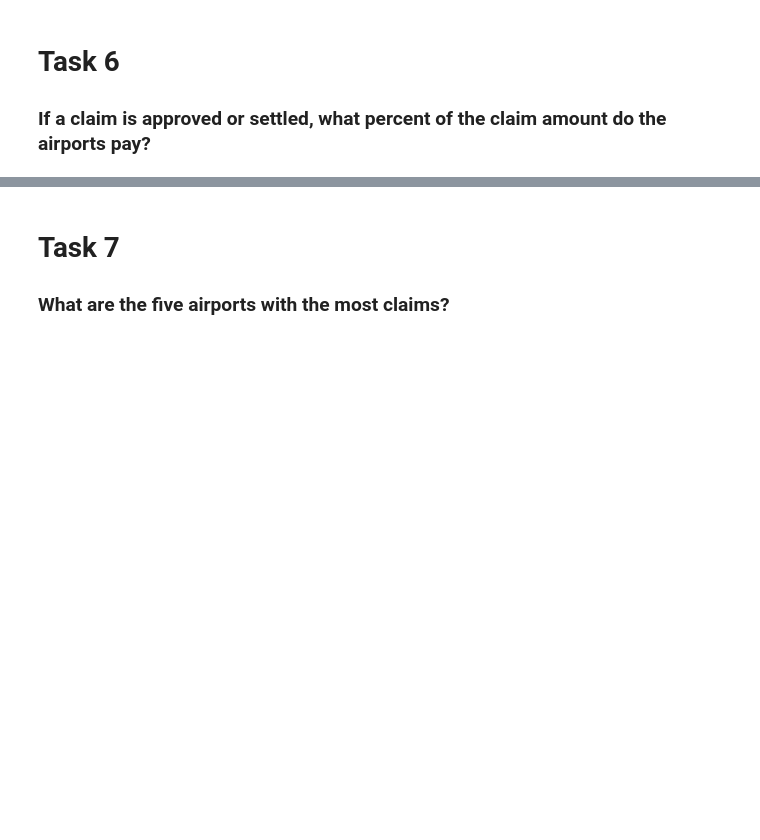
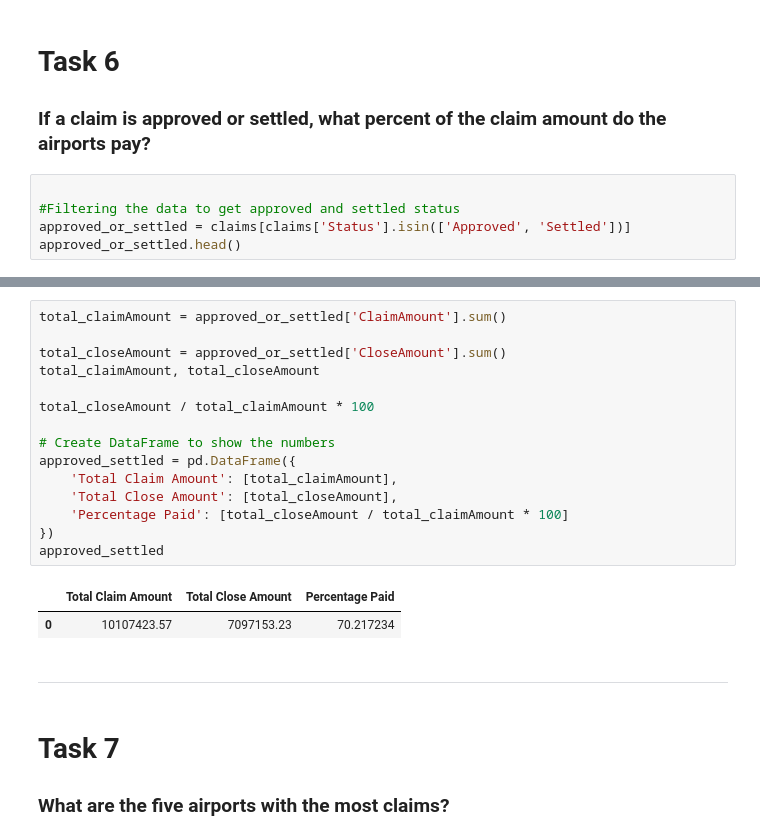
Before and after one commit to TJ-Mothokho/DataAnaylsis_Practical-Assessments, a Jupyter notebook: Airport_Case_Study-Practical_Assessment/AirportCaseStudy.ipynb, the cells around one changed output, grey strips where cells are left out. Cells and saved outputs as stored; diff of their text form; blank space fills up the shorter version.

```diff
--- a/Airport_Case_Study-Practical_Assessment/AirportCaseStudy.ipynb
+++ b/Airport_Case_Study-Practical_Assessment/AirportCaseStudy.ipynb
@@ -673,3 +673,8 @@ status.plot(kind='pie', autopct='%1.1f%%', y='Status', startangle=90, title='Sta
 # %% [markdown]
 # Task 6
 ### If a claim is approved or settled, what percent of the claim amount do the airports pay?
+# %%
+
+#Filtering the data to get approved and settled status
+approved_or_settled = claims[claims['Status'].isin(['Approved', 'Settled'])]
+approved_or_settled.head()
@@ -676,3 +688,23 @@ status.plot(kind='pie', autopct='%1.1f%%', y='Status', startangle=90, title='Sta
+# %%
+total_claimAmount = approved_or_settled['ClaimAmount'].sum()
+
+total_closeAmount = approved_or_settled['CloseAmount'].sum()
+total_claimAmount, total_closeAmount
+
+total_closeAmount / total_claimAmount * 100
+
+# Create DataFrame to show the numbers
+approved_settled = pd.DataFrame({
+    'Total Claim Amount': [total_claimAmount],
+    'Total Close Amount': [total_closeAmount],
+    'Percentage Paid': [total_closeAmount / total_claimAmount * 100]
+})
+approved_settled
+# %% [output]
+|  | Total Claim Amount | Total Close Amount | Percentage Paid |
+| 0 | 10107423.57 | 7097153.23 | 70.217234 |
+# %% [markdown]
+<hr>
 # %% [markdown]
 # Task 7
 ### What are the five airports with the most claims?
```
Also changed, not shown: parts of 1 cell of this notebook.
